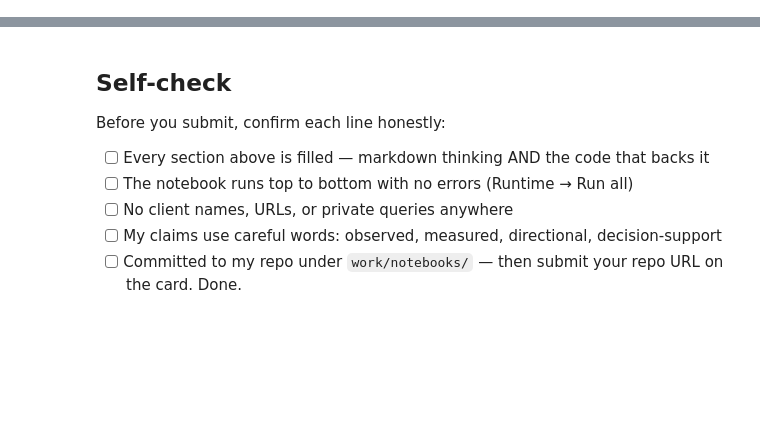
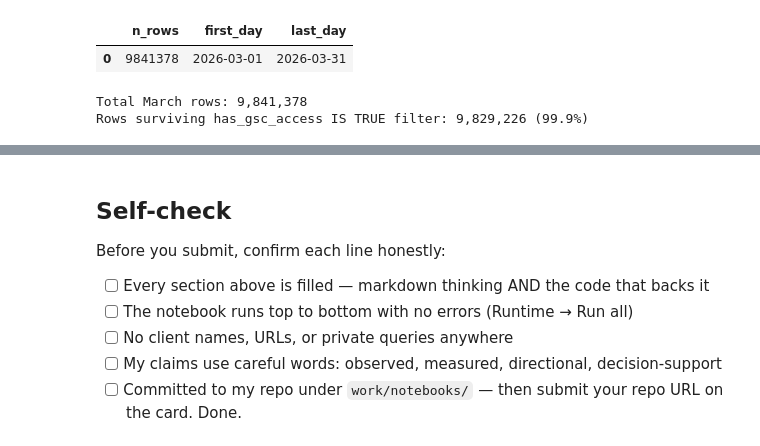
Before and after one commit to shahzaib-Ali59/flyrank-ml-internship, a Jupyter notebook: work/notebooks/w03_data_contract.ipynb, the cells around one changed output, grey strips where cells are left out. Drawn from its saved outputs; the diff is of its cells as text; code cells hidden in the pictures; blank space fills up the shorter version.

```diff
--- a/work/notebooks/w03_data_contract.ipynb
+++ b/work/notebooks/w03_data_contract.ipynb
@@ -33,0 +95,9 @@ This skeleton is yours to fill. Work the sections **in order** — each one has
+# %%
+span = con.sql(f"""
+    SELECT COUNT(*) AS n_rows, MIN(report_date) AS first_day, MAX(report_date) AS last_day
+    FROM {TABLES['fact_daily']}
+    WHERE report_date BETWEEN '2026-03-01' AND '2026-03-31'
+""").df()
+print(f"March 2026 slice: {span['n_rows'][0]:,} rows, spanning {span['first_day'][0]} to {span['last_day'][0]}")
+span
+# %% [output]
@@ -33,0 +105,21 @@ This skeleton is yours to fill. Work the sections **in order** — each one has
+|  | n_rows | first_day | last_day |
+| 0 | 9841378 | 2026-03-01 | 2026-03-31 |
+# %%
+total = con.sql(f"""
+    SELECT COUNT(*) FROM {TABLES['fact_daily']}
+    WHERE report_date BETWEEN '2026-03-01' AND '2026-03-31'
+""").fetchone()[0]
+
+available = con.sql(f"""
+    SELECT COUNT(*)
+    FROM {TABLES['fact_daily']} f
+    JOIN {TABLES['dim_clients']} c ON f.client_hash_id = c.client_hash_id
+    WHERE f.report_date BETWEEN '2026-03-01' AND '2026-03-31'
+      AND c.has_gsc_access IS TRUE
+""").fetchone()[0]
+
+print(f"Total March rows: {total:,}")
+print(f"Rows surviving has_gsc_access IS TRUE filter: {available:,} ({available/total*100:.1f}%)")
+# %% [output]
+Total March rows: 9,841,378
+Rows surviving has_gsc_access IS TRUE filter: 9,829,226 (99.9%)
```
Also changed, not shown: parts of 16 cells of this notebook.
